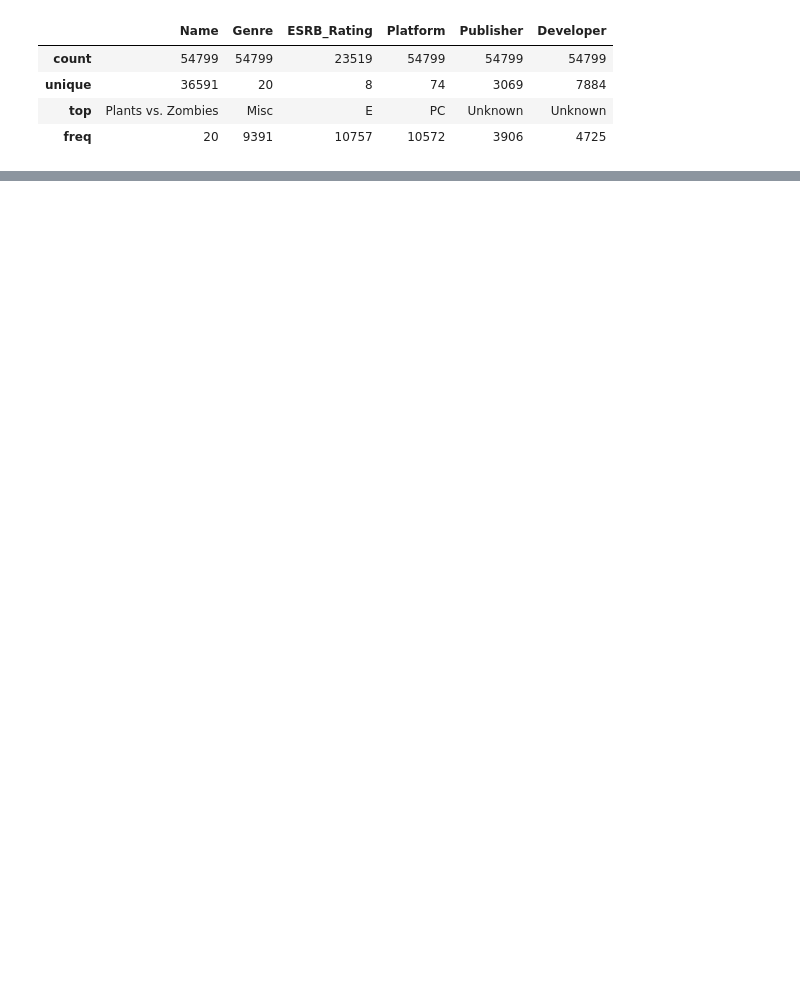
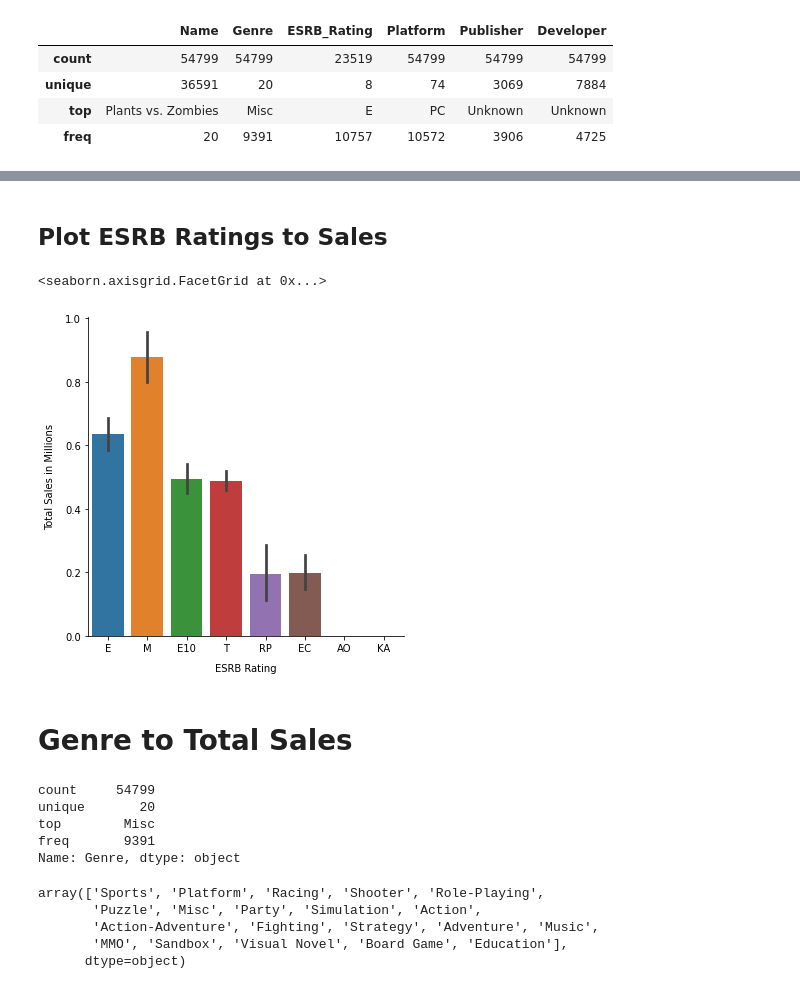
Before and after one commit to Secade/DATASCI-Video-Game-Sales, a Jupyter notebook: Video Game Sales EDA.ipynb, the cells around one changed output, grey strips where cells are left out. Drawn from its saved outputs; the diff is of its cells as text; code cells hidden in the pictures; blank space fills up the shorter version.

```diff
--- a/Video Game Sales EDA.ipynb
+++ b/Video Game Sales EDA.ipynb
@@ -142,0 +221,26 @@ df.describe(include=object)
+# %% [markdown]
+## Plot ESRB Ratings to Sales
+# %%
+ESRB_sales_plot = sns.catplot(y = 'Total_Sales', x = 'ESRB_Rating', kind='bar', data=esrbToTotal)
+ESRB_sales_plot.set_axis_labels("ESRB Rating", "Total Sales in Millions", labelpad=10)
+# %% [output]
+<seaborn.axisgrid.FacetGrid at 0x...>
+[figure, added]
+# %% [markdown]
+# Genre to Total Sales
+# %%
+df['Genre'].describe()
+# %% [output]
+count     54799
+unique       20
+top        Misc
+freq       9391
+Name: Genre, dtype: object
+# %%
+df['Genre'].unique()
+# %% [output]
+array(['Sports', 'Platform', 'Racing', 'Shooter', 'Role-Playing',
+       'Puzzle', 'Misc', 'Party', 'Simulation', 'Action',
+       'Action-Adventure', 'Fighting', 'Strategy', 'Adventure', 'Music',
+       'MMO', 'Sandbox', 'Visual Novel', 'Board Game', 'Education'],
+      dtype=object)
```
Also changed, not shown: parts of 13 cells of this notebook.
